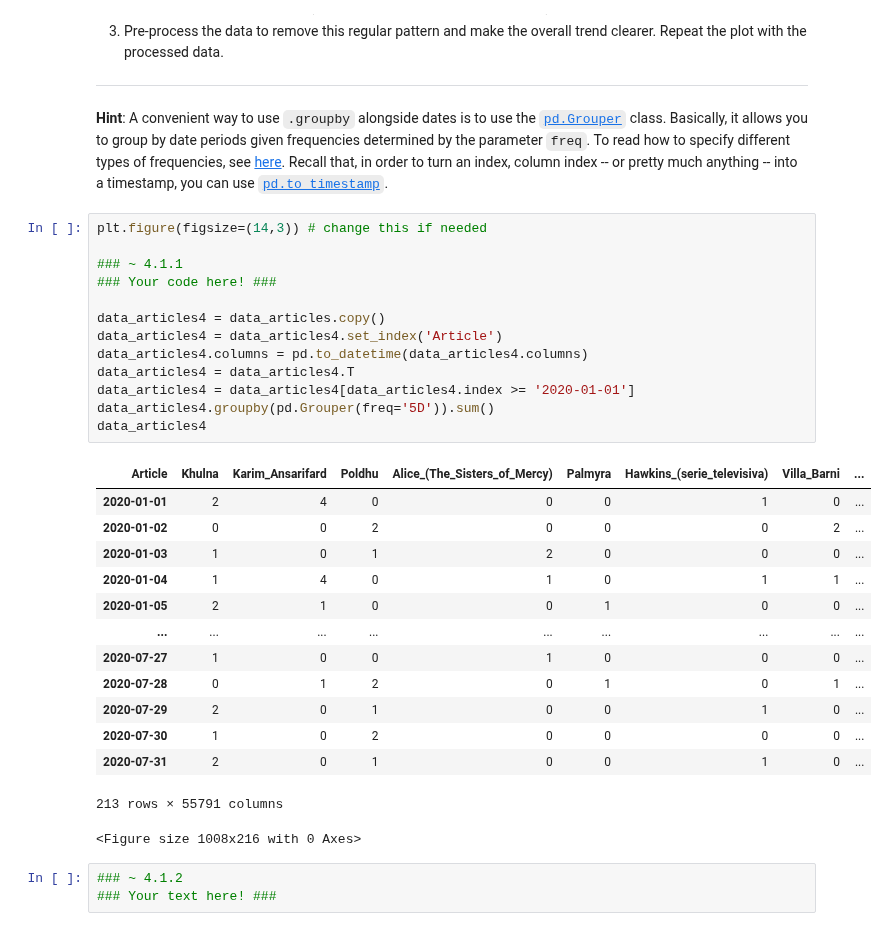
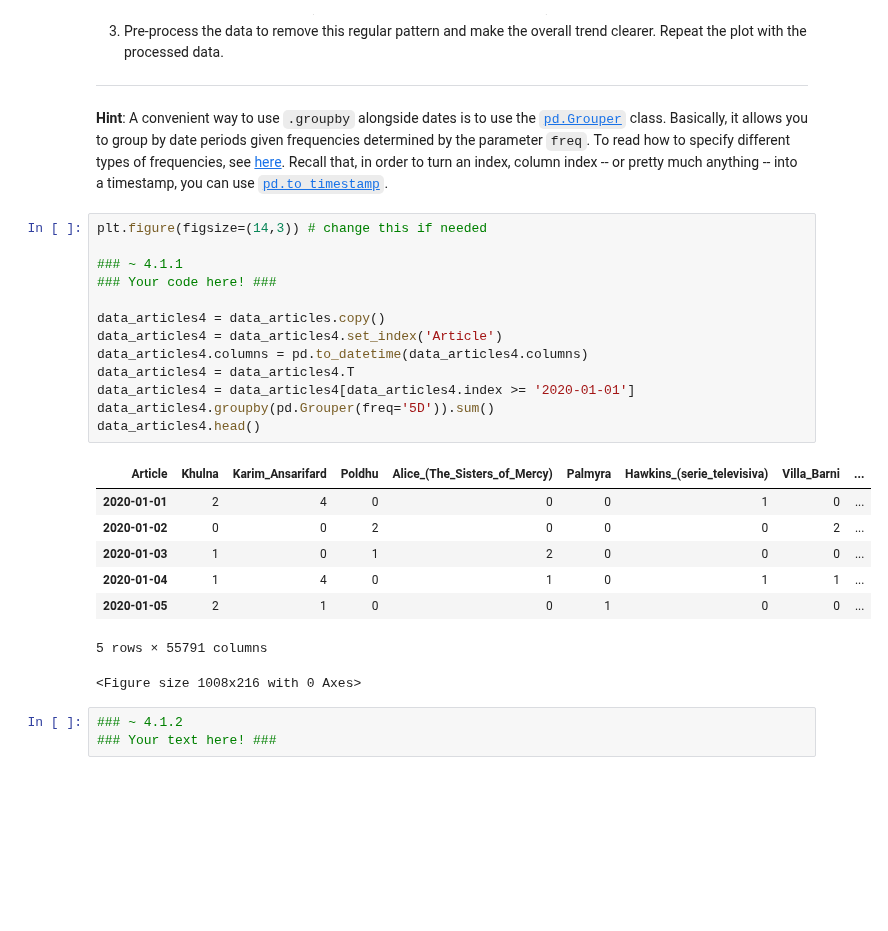
Before and after one commit to emarazz/ada_2020, a Jupyter notebook: Homework/01 - Pandas Data Wrangling and Data Viz/hw1.ipynb, the cells around one changed output. Drawn from its saved outputs; the diff is of its cells as text; blank space fills up the shorter version.

```diff
--- a/Homework/01 - Pandas Data Wrangling and Data Viz/hw1.ipynb
+++ b/Homework/01 - Pandas Data Wrangling and Data Viz/hw1.ipynb
@@ -427,30 +450,24 @@ So far we have seen anecdotal examples. Now let’s move to the big picture! How
 # %%
 plt.figure(figsize=(14,3)) # change this if needed
 
 ### ~ 4.1.1
 ### Your code here! ###
 
 data_articles4 = data_articles.copy()
 data_articles4 = data_articles4.set_index('Article')
 data_articles4.columns = pd.to_datetime(data_articles4.columns)
 data_articles4 = data_articles4.T
 data_articles4 = data_articles4[data_articles4.index >= '2020-01-01']
 data_articles4.groupby(pd.Grouper(freq='5D')).sum()
-data_articles4
+data_articles4.head()
 # %% [output]
 | Article | Khulna | Karim_Ansarifard | Poldhu | Alice_(The_Sisters_of_Mercy) | Palmyra | Hawkins_(serie_televisiva) | Villa_Barni | ... |
 | 2020-01-01 | 2 | 4 | 0 | 0 | 0 | 1 | 0 | ... |
 | 2020-01-02 | 0 | 0 | 2 | 0 | 0 | 0 | 2 | ... |
 | 2020-01-03 | 1 | 0 | 1 | 2 | 0 | 0 | 0 | ... |
 | 2020-01-04 | 1 | 4 | 0 | 1 | 0 | 1 | 1 | ... |
 | 2020-01-05 | 2 | 1 | 0 | 0 | 1 | 0 | 0 | ... |
-| ... | ... | ... | ... | ... | ... | ... | ... | ... |
-| 2020-07-27 | 1 | 0 | 0 | 1 | 0 | 0 | 0 | ... |
-| 2020-07-28 | 0 | 1 | 2 | 0 | 1 | 0 | 1 | ... |
-| 2020-07-29 | 2 | 0 | 1 | 0 | 0 | 1 | 0 | ... |
-| 2020-07-30 | 1 | 0 | 2 | 0 | 0 | 0 | 0 | ... |
-| 2020-07-31 | 2 | 0 | 1 | 0 | 0 | 1 | 0 | ... |
-213 rows × 55791 columns
+5 rows × 55791 columns
 <Figure size 1008x216 with 0 Axes>
 # %%
 ### ~ 4.1.2
```
Also changed, not shown: parts of 9 cells of this notebook.
